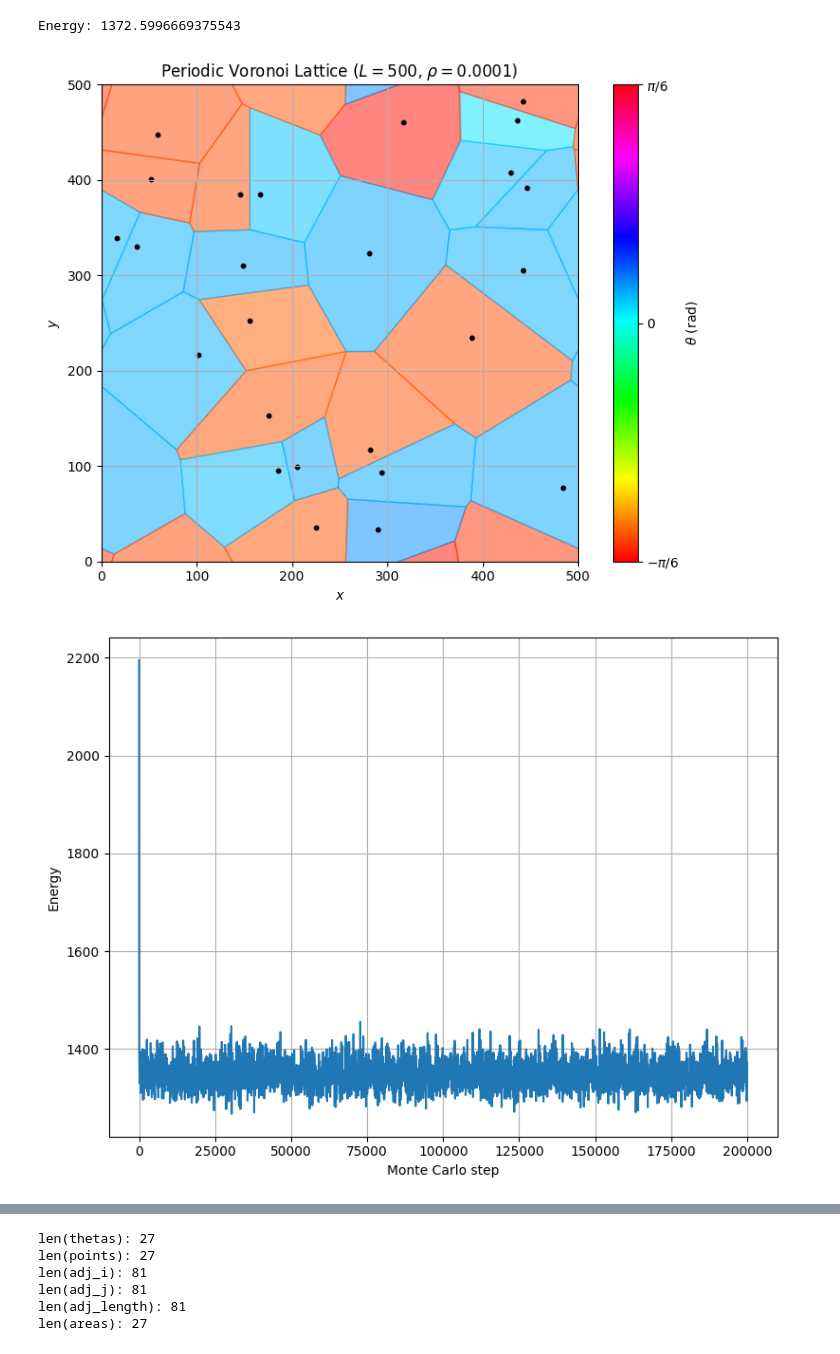
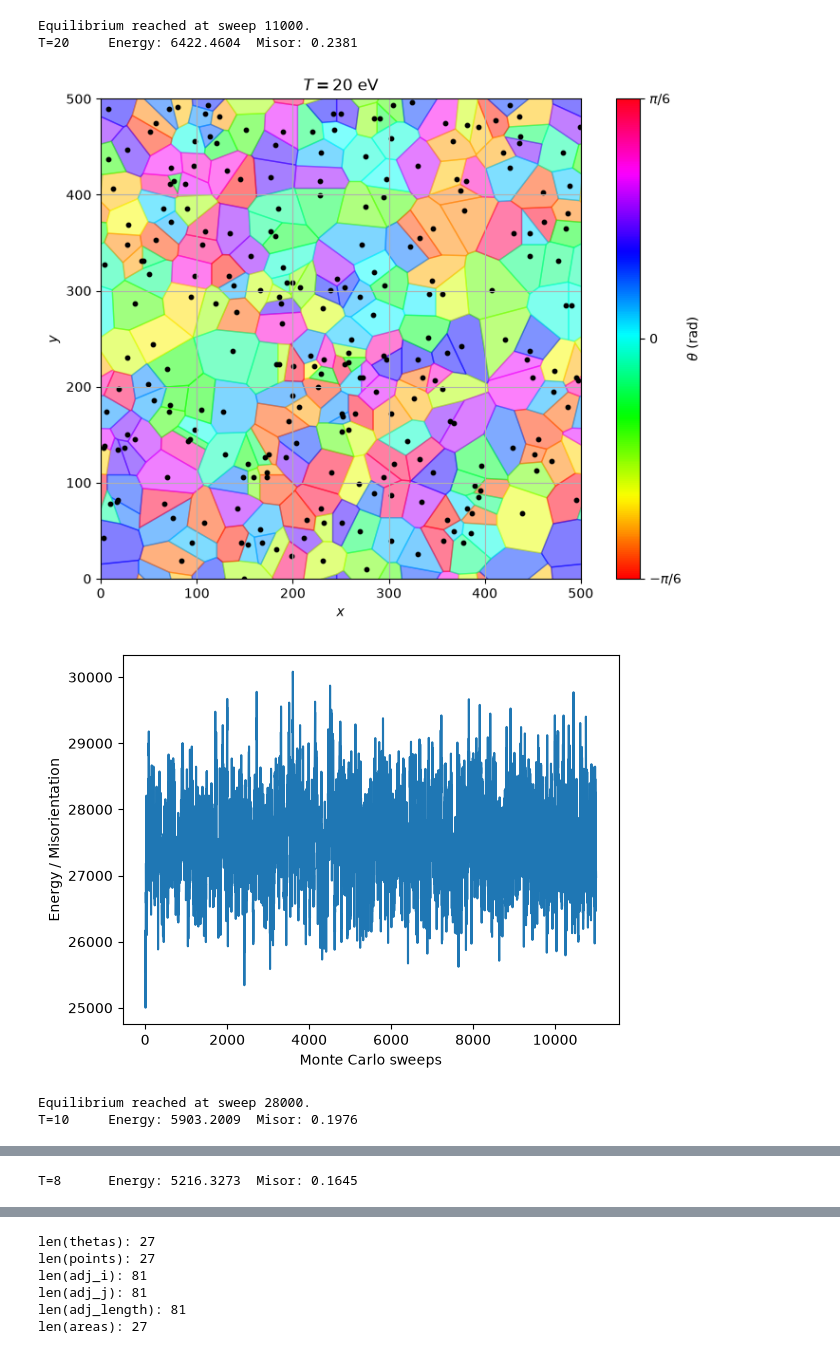
Before and after one commit to Ciciss1/TP, a Jupyter notebook: TP2/Simulation/test.ipynb, the cells around one changed output, grey strips where cells are left out. Drawn from its saved outputs; the diff is of its cells as text; code cells hidden in the pictures.

```diff
--- a/TP2/Simulation/test.ipynb
+++ b/TP2/Simulation/test.ipynb
@@ -10,39 +10,52 @@ from Analyze_Observable import analyze_observable, plot_phase_diagram, grain_ene
 %autoreload 2
 # %%
 L = 500
-rho = 0.0001
+rho = 0.001
 
-T = 5
 alpha = 1.70
-beta_RS = -0.16
-epsilon = 0.0
+beta_RS = -0.161
+epsilon = 1.71 / 5.24 * 1e-3
+gamma = 0.962
+phi_s = 6.874 / 180 * 3.141592653589793          # rad (~6.87 deg)
+phi_s2, phi_s4 = phi_s**2, phi_s**4
+
+T_list = [20, 10, 8, 6, 4, 2]  # haute -> basse T
 
 vor = Voronoi.PeriodicVoronoi(L, rho)
+theta = vor.theta.copy()
 
-thetas, energy = MonteCarlo.monte_carlo(vor.theta, vor.adj_i, vor.adj_j, vor.adj_length, vor.areas, 1/T, epsilon, rho, alpha, beta_RS, 200_000)
-print("Energy:", energy[-1])
-vor.theta = thetas
-vor.plot()
-plt.show()
+for T in T_list:
+    thetas, energy, misor = MonteCarlo.monte_carlo(
+        theta, vor.adj_i, vor.adj_j, vor.adj_length, vor.areas,
+        1 / T, epsilon, gamma, phi_s2, phi_s4, alpha, beta_RS,
+        200_000, use_tqdm=True
+    )
+    print(f"T={T:<5}  Energy: {energy[-1]:.4f}  Misor: {misor[-1]:.4f}")
 
-fig, ax = plt.subplots(figsize=(8, 6))
+    vor.theta = thetas.copy()
+    vor.plot()
+    plt.title(rf"$T=${T} eV")
+    plt.show()
 
-ax.plot(np.arange(len(energy)) * 50, energy)
-ax.set_xlabel('Monte Carlo step')
-ax.set_ylabel('Energy')
-ax.grid()
-plt.tight_layout()
-plt.savefig('energy_vs_step.pdf')
-plt.show()
+    scalar = np.zeros(len(energy))
+    for i in range(len(energy)):
+        scalar[i] = energy[i] / misor[i] if misor[i] != 0 else 0
+    plt.plot(scalar)
+    plt.xlabel("Monte Carlo sweeps")
+    plt.ylabel("Energy / Misorientation")
+    plt.show()
 
 
 # graphene = Graphene.GrapheneCrystal(vor, a = 1.42)
 
 # graphene.save_crystal('results/graphene_test.npz')
 
 # graphene.plot_all()
 # plt.show()
 # %% [output]
-Energy: 1372.5996669375543
+Equilibrium reached at sweep 11000.
+T=20     Energy: 6422.4604  Misor: 0.2381
-[figure, old version]
+[figure, new version]
-[figure, old version]
+[figure, new version]
+Equilibrium reached at sweep 28000.
+T=10     Energy: 5903.2009  Misor: 0.1976
@@ -48,0 +64 @@ Energy: 1372.5996669375543
+T=8      Energy: 5216.3273  Misor: 0.1645
```
Also changed, not shown: parts of 1 cell of this notebook, 5 other files.
